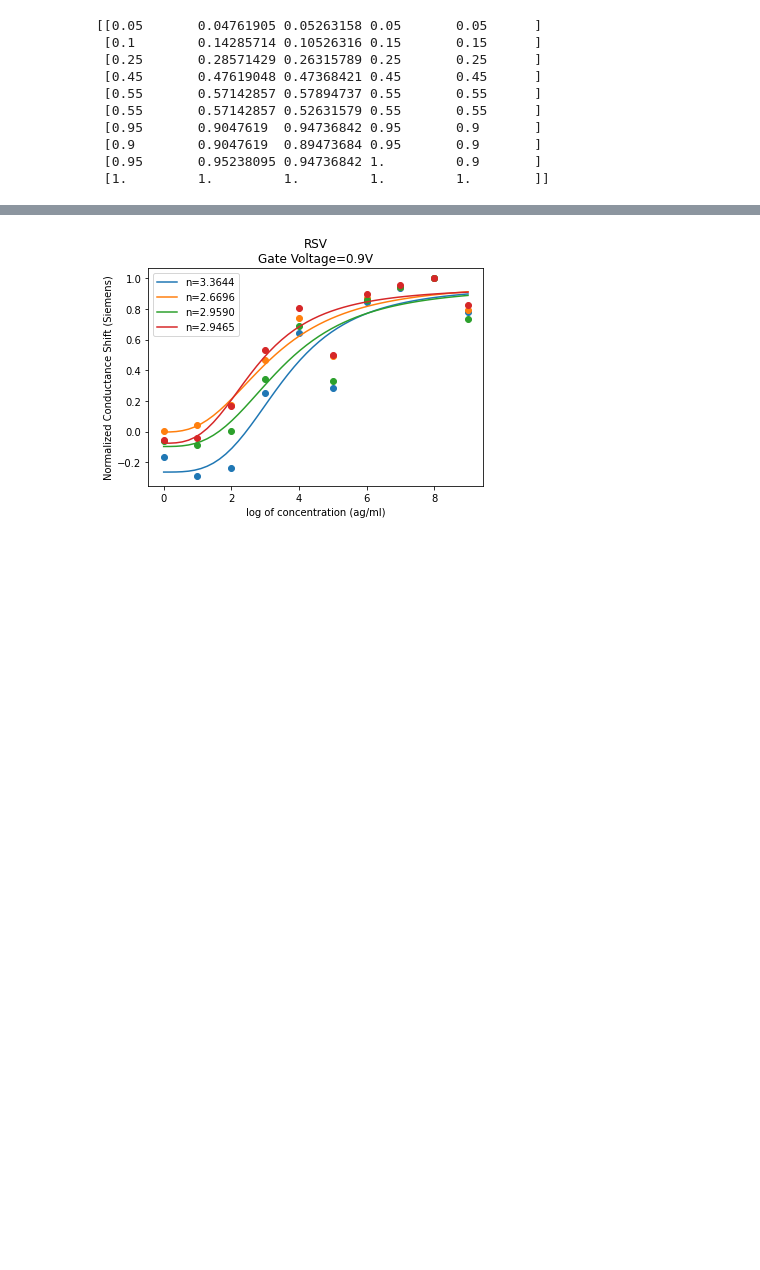
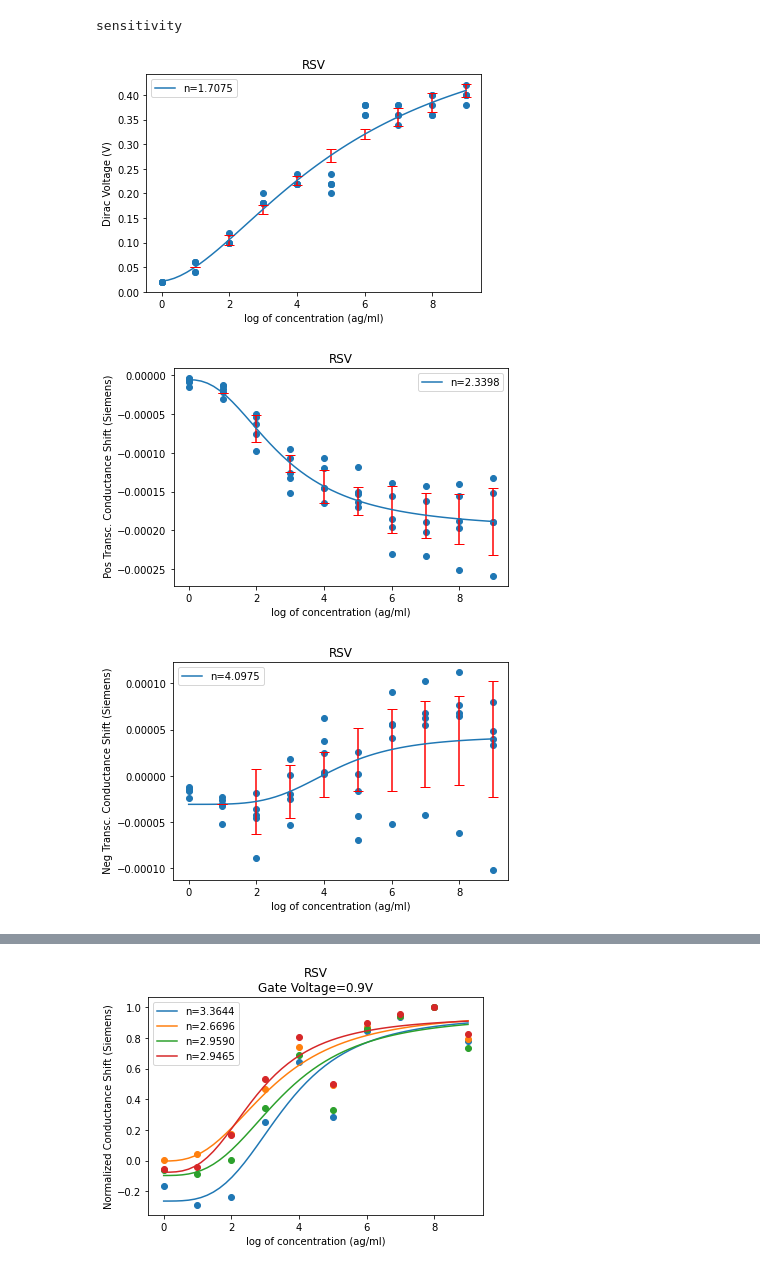
Before and after one commit to jlupoiii/GFET-covid-flu, a Jupyter notebook: main.ipynb, the cells around one changed output, grey strips where cells are left out. Drawn from its saved outputs; the diff is of its cells as text; code cells hidden in the pictures; blank space fills up the shorter version.

```diff
--- a/main.ipynb
+++ b/main.ipynb
@@ -151,36 +209,68 @@ def downward_hill_function(x, A, K, n, b):
 # %%
 # for RSV, well 3
 
 # filenames to inlude for each concentration
 filenames = ['BCdata_B48C13_rsv_1ag_lastsweep.txt',
              'BCdata_B48C13_rsv_10ag_lastsweep.txt',
              'BCdata_B48C13_rsv_100ag_lastsweep.txt',
              'BCdata_B48C13_rsv_1fg_lastsweep.txt',
              'BCdata_B48C13_rsv_10fg_lastsweep.txt',
              'BCdata_B48C13_rsv_100fg_lastsweep.txt',
              'BCdata_B48C13_rsv_1pg_lastsweep.txt',
              'BCdata_B48C13_rsv_10pg_lastsweep.txt',
              'BCdata_B48C13_rsv_100pg_lastsweep.txt',
              'BCdata_B48C13_rsv_1ng_lastsweep.txt']
 
 filename_aptamer = 'BCdata_B48C13_rsv_aptamers_lastsweep.txt'
 
 dataset = Dataset(filenames, filename_aptamer)
 
-# print(dataset.normalized_conductance_shifts(0.9))
 
-print(dataset.norm_dirac_voltages)
+concs, dirac, dirac_coeffs, std_devs = dataset.dirac_analysis()
+plt.scatter(concs, dirac, marker='o')
+X_fit = np.linspace(min(concs), max(concs), 50)
+Y_fit = hill_function(X_fit, *dirac_coeffs)
+plt.plot(X_fit, Y_fit, label=f'n={dirac_coeffs[2]:.4f}')
+plt.legend()
+plt.title('RSV')
+plt.xlabel("log of concentration (ag/ml)")
+plt.ylabel("Dirac Voltage (V)")
+plt.errorbar(range(dataset.num_concs), hill_function(range(dataset.num_concs), *dirac_coeffs), yerr=std_devs, ecolor='red', fmt='None', capsize=5)
+plt.show()
+plt.close()
+
+
+concs, pos_transc_conduc, pos_transc_conduc_coeffs, std_devs = dataset.pos_transc_conduc_analysis()
+plt.scatter(concs, pos_transc_conduc, marker='o')
+X_fit = np.linspace(min(concs), max(concs), 50)
+Y_fit = hill_function(X_fit, *pos_transc_conduc_coeffs)
+plt.plot(X_fit, Y_fit, label=f'n={pos_transc_conduc_coeffs[2]:.4f}')
+plt.legend()
+plt.title('RSV')
+plt.xlabel("log of concentration (ag/ml)")
+plt.ylabel(" Pos Transc. Conductance Shift (Siemens)")
+plt.errorbar(range(dataset.num_concs), hill_function(range(dataset.num_concs), *pos_transc_conduc_coeffs), yerr=std_devs, ecolor='red', fmt='None', capsize=5)
+plt.show()
+plt.close()
+
+
+concs, neg_transc_conduc, neg_transc_conduc_coeffs, std_devs = dataset.neg_transc_conduc_analysis()
+plt.scatter(concs, neg_transc_conduc, marker='o')
+X_fit = np.linspace(min(concs), max(concs), 50)
+Y_fit = hill_function(X_fit, *neg_transc_conduc_coeffs)
+plt.plot(X_fit, Y_fit, label=f'n={neg_transc_conduc_coeffs[2]:.4f}')
+plt.legend()
+plt.title('RSV')
+plt.xlabel("log of concentration (ag/ml)")
+plt.ylabel(" Neg Transc. Conductance Shift (Siemens)")
+plt.errorbar(range(dataset.num_concs), hill_function(range(dataset.num_concs), *neg_transc_conduc_coeffs), yerr=std_devs, ecolor='red', fmt='None', capsize=5)
+plt.show()
+plt.close()
 # %% [output]
-[[0.05       0.04761905 0.05263158 0.05       0.05      ]
- [0.1        0.14285714 0.10526316 0.15       0.15      ]
- [0.25       0.28571429 0.26315789 0.25       0.25      ]
- [0.45       0.47619048 0.47368421 0.45       0.45      ]
- [0.55       0.57142857 0.57894737 0.55       0.55      ]
- [0.55       0.57142857 0.52631579 0.55       0.55      ]
- [0.95       0.9047619  0.94736842 0.95       0.9       ]
- [0.9        0.9047619  0.89473684 0.95       0.9       ]
- [0.95       0.95238095 0.94736842 1.         0.9       ]
- [1.         1.         1.         1.         1.        ]]
+sensitivity
+[figure, added]
+[figure, added]
+[figure, added]
 # %%
 # dirac voltage shifts
 for i in range(dataset.num_devices):
```
Also changed, not shown: parts of 8 cells of this notebook, 26 other files.
